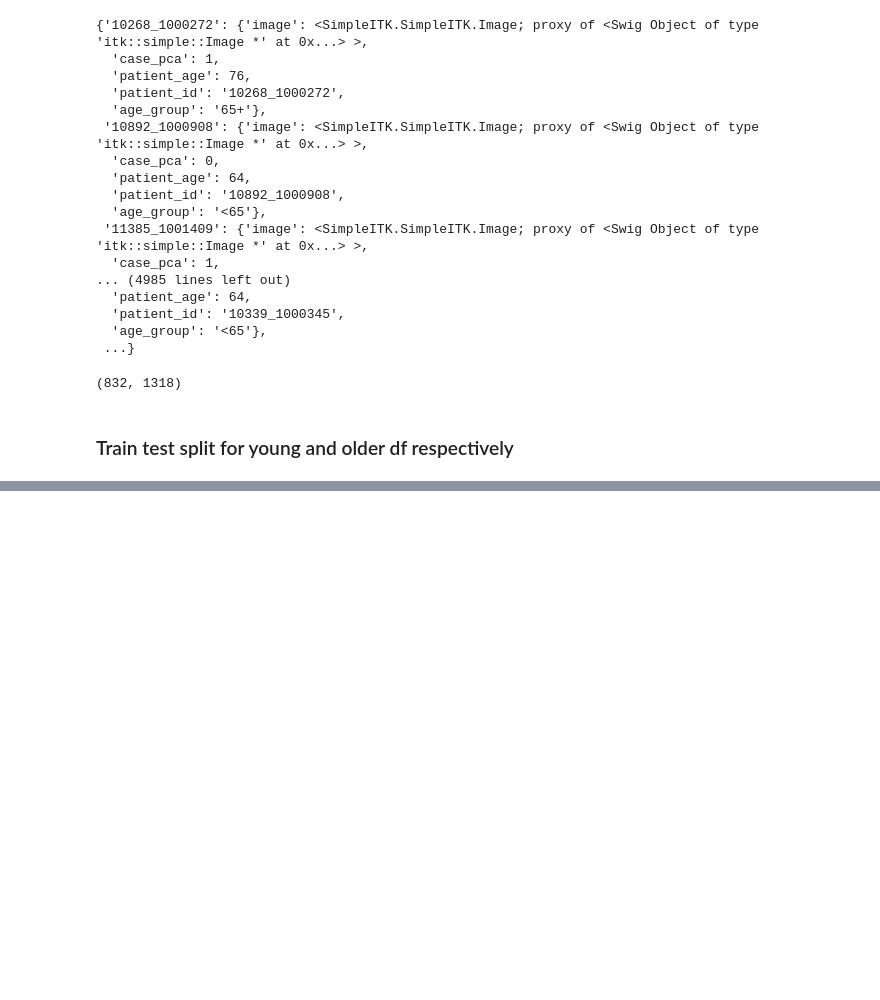
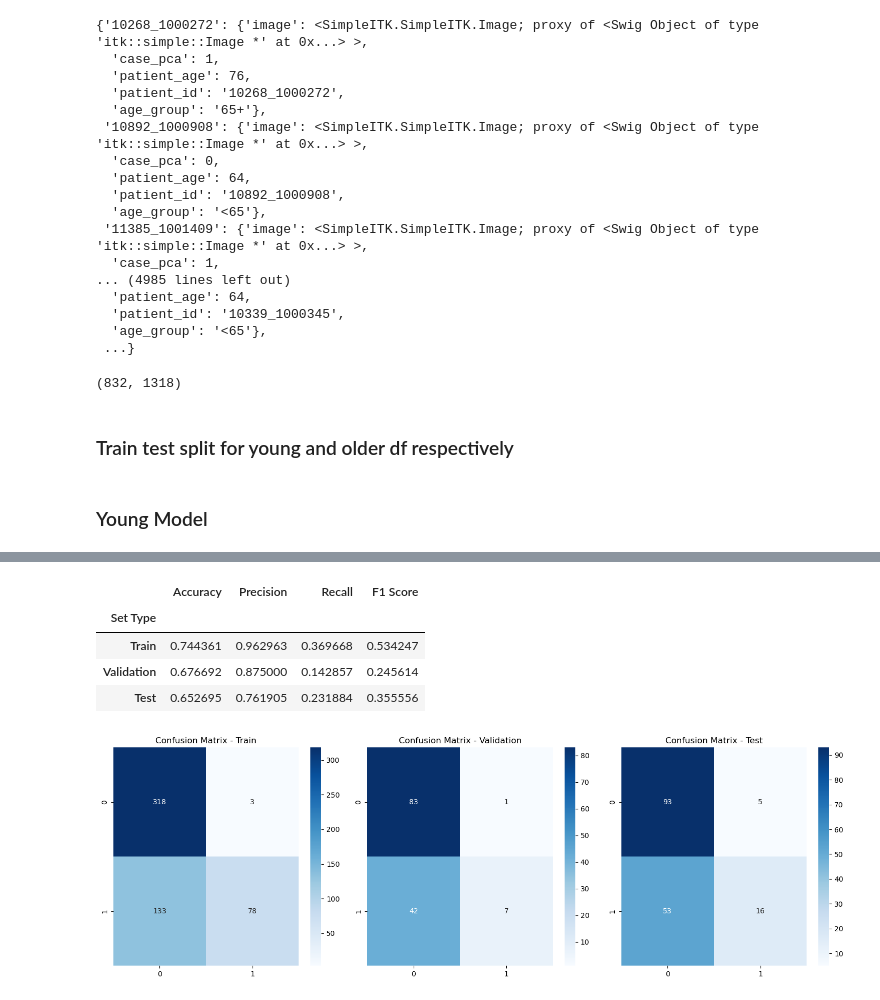
Before and after one commit to Kimberly97llp/cvproject, a Jupyter notebook: modeling.ipynb, the cells around one changed output, grey strips where cells are left out. Cells and saved outputs as stored; diff of their text form; code cells hidden in the pictures; blank space fills up the shorter version.

Commit message:
Adding age-tailored resnet modeling

```diff
--- a/modeling.ipynb
+++ b/modeling.ipynb
@@ -785,3 +785,42 @@ len(young_balanced), len(older_balanced)
 # %%
 X_train_young, X_val_young, X_test_young, y_train_young, y_val_young, y_test_young, age_train_young, age_val_young, age_test_young = preprocess_data(young_balanced)
 X_train_old, X_val_old, X_test_old, y_train_old, y_val_old, y_test_old, age_train_old, age_val_old, age_test_old = preprocess_data(older_balanced)
+# %%
+def build_and_resnet_1img_model(X_train, y_train, X_val, y_val, X_test, y_test, threshold):
+    # Load pre-trained ResNet-50 model without top layers
+    base_model = ResNet50(weights='imagenet', include_top=False, input_shape=(224, 224, 3))
+
+    # Freeze the base model layers
+    for layer in base_model.layers:
+        layer.trainable = False
+
+    # Add new classification layers
+    x = base_model.output
+    x = GlobalAveragePooling2D()(x)  # Add a global average pooling layer
+    x = Dense(128, activation='relu')(x)  # Add a dense layer
+    predictions = Dense(1, activation='sigmoid')(x)  # Add an output layer for binary classification
+
+    # Combine the base model and new layers
+    model = Model(inputs = base_model.input, outputs = predictions)
+
+    # Compile the model
+    model.compile(optimizer = 'adam', loss = 'binary_crossentropy', metrics = ['accuracy'])
+
+    # Train the model
+    history = model.fit(X_train, y_train,
+                        epochs=10,
+                        batch_size=32,
+                        validation_data=(X_val, y_val))
+
+    # Evaluate the model
+    metrics = evaluate_model(model, 0.5, X_train, y_train, X_val, y_val, X_test, y_test, include_test = True)
+
+    return model, history, metrics
+
+
+## I MAY ADD EARLY STOPPING LATER :) @!!!!!! DO NOT FORGET TO TRY THIS DON'T FORGET DON'T FORGET  DON'T FORGET  DON'T FORGET  DON'T FORGET
+# %% [markdown]
+### Young Model
+# %%
+model_young, history_young, metrics_young = build_and_resnet_1img_model(X_train_young, y_train_young, X_val_young, y_val_young, X_test_young, y_test_young, 0.5)
+# %% [output]
@@ -787,0 +844,6 @@ X_train_old, X_val_old, X_test_old, y_train_old, y_val_old, y_test_old, age_trai
+|  | Accuracy | Precision | Recall | F1 Score |
+| Set Type |  |  |  |  |
+| Train | 0.744361 | 0.962963 | 0.369668 | 0.534247 |
+| Validation | 0.676692 | 0.875000 | 0.142857 | 0.245614 |
+| Test | 0.652695 | 0.761905 | 0.231884 | 0.355556 |
+[figure, added]
```
Also changed, not shown: parts of 5 cells of this notebook.
